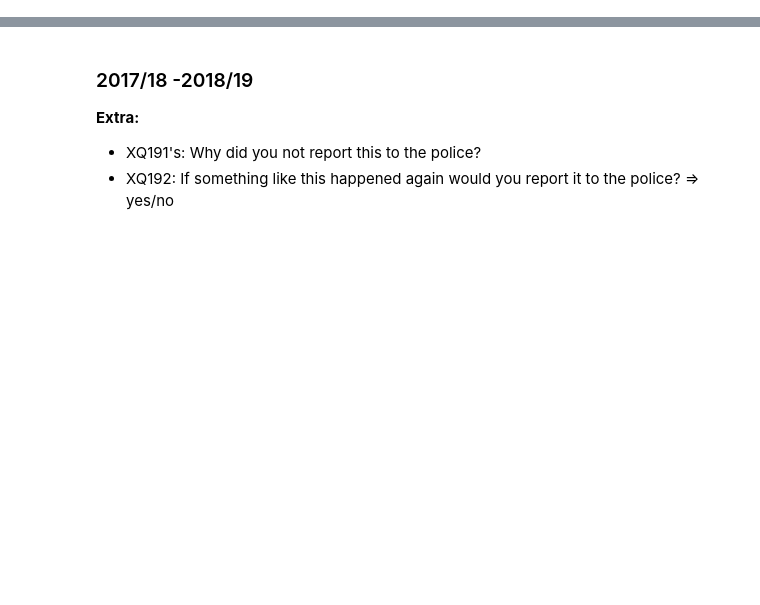
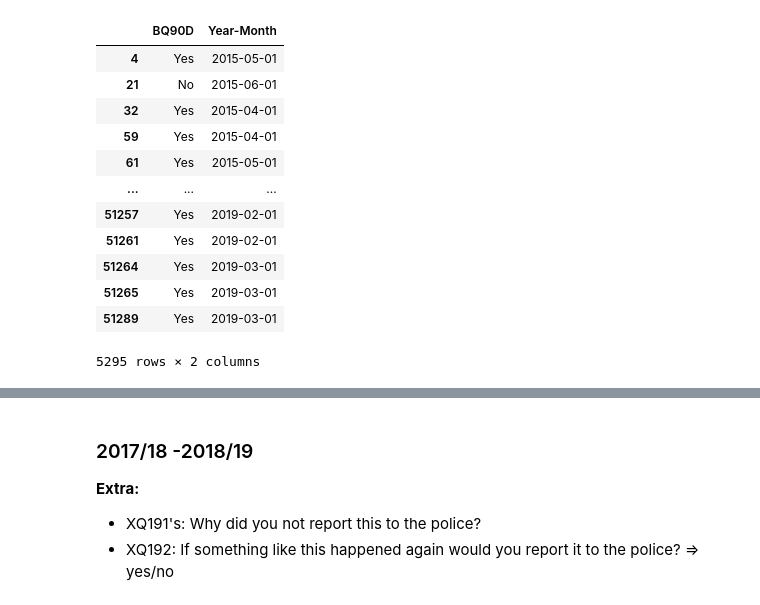
Before and after one commit to timyuk/data_challenge_2, a Jupyter notebook: crime_underreporting.ipynb, the cells around one changed output, grey strips where cells are left out. Cells and saved outputs as stored; diff of their text form; code cells hidden in the pictures; blank space fills up the shorter version.

```diff
--- a/crime_underreporting.ipynb
+++ b/crime_underreporting.ipynb
@@ -15,6 +7,6 @@ We generally use the questions BQ90D and BQ90DA to determine underreporting for
 # %%
 # Load the PAS questions data
-df = pd.read_pickle(r'crime_data/PAS_detailed.pkl')
+df = pd.read_pickle(r'crime_data/PAS_detailed2.pkl')
 df['Year-Month'] = pd.to_datetime(df['Year-Month'], format='%Y-%m-%d').dt.date
 # %%
 # lists of columns to keep in the final df
@@ -21,0 +25,28 @@ important_cols = ["Year-Month", "ward_n", "ward", "Borough"]  # w/o Week and BCU
+# %%
+# Mappings for calculations
+mappings = {
+    'Tend to agree': 1,
+    'Strongly agree': 1,
+    'Neither agree nor disagree': 0,
+    'Tend to disagree': 0,
+    'Strongly disagree': 0
+}
+
+mappings2 = {
+    'Excellent': 1,
+    'Good': 1,
+    'Fair': 0,
+    'Poor': 0,
+    'Very poor': 0
+}
+
+mappings3 = {
+    'Yes': 1,
+    'No': 0
+}
+
+mappings4 = {
+    'Very well informed': 1,
+    'Fairly well informed': 1,
+    'Not at all informed': 0
+}
@@ -21,0 +74,17 @@ important_cols = ["Year-Month", "ward_n", "ward", "Borough"]  # w/o Week and BCU
+# %%
+# Time borders for BQ90D
+df[["BQ90D", "Year-Month"]][~(df["BQ90D"].isna())]
+# %% [output]
+|  | BQ90D | Year-Month |
+| 4 | Yes | 2015-05-01 |
+| 21 | No | 2015-06-01 |
+| 32 | Yes | 2015-04-01 |
+| 59 | Yes | 2015-04-01 |
+| 61 | Yes | 2015-05-01 |
+| ... | ... | ... |
+| 51257 | Yes | 2019-02-01 |
+| 51261 | Yes | 2019-02-01 |
+| 51264 | Yes | 2019-03-01 |
+| 51265 | Yes | 2019-03-01 |
+| 51289 | Yes | 2019-03-01 |
+5295 rows × 2 columns
```
Also changed, not shown: parts of 28 cells of this notebook.
